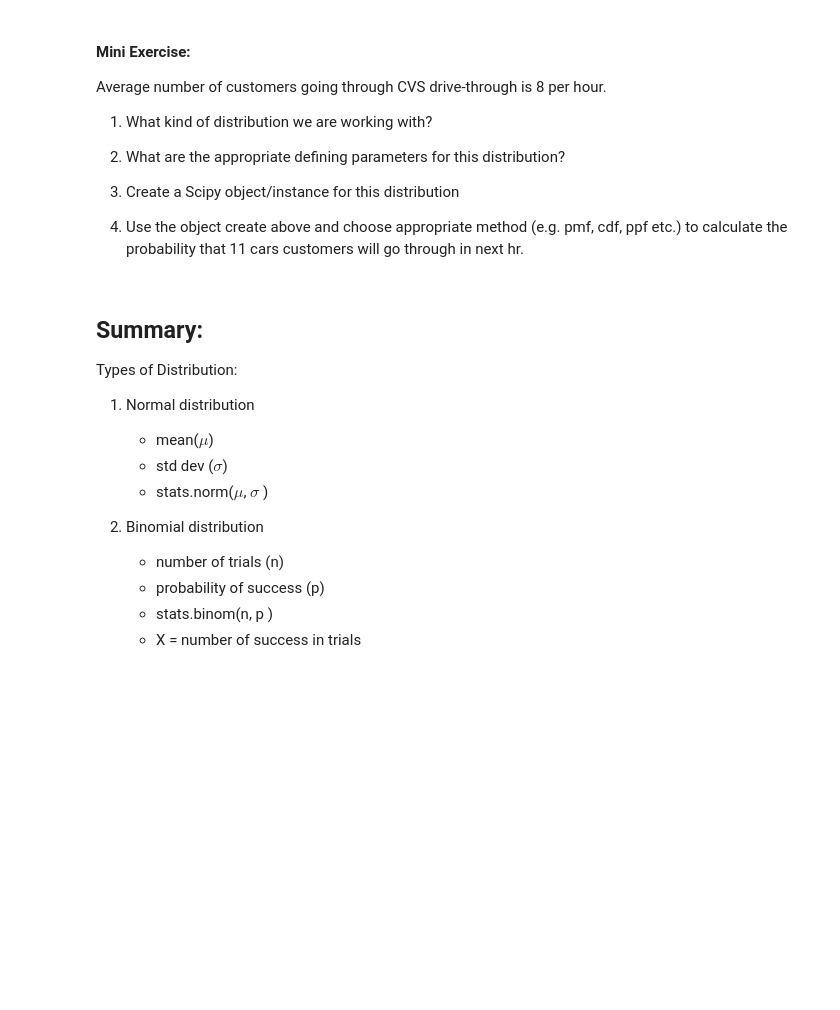
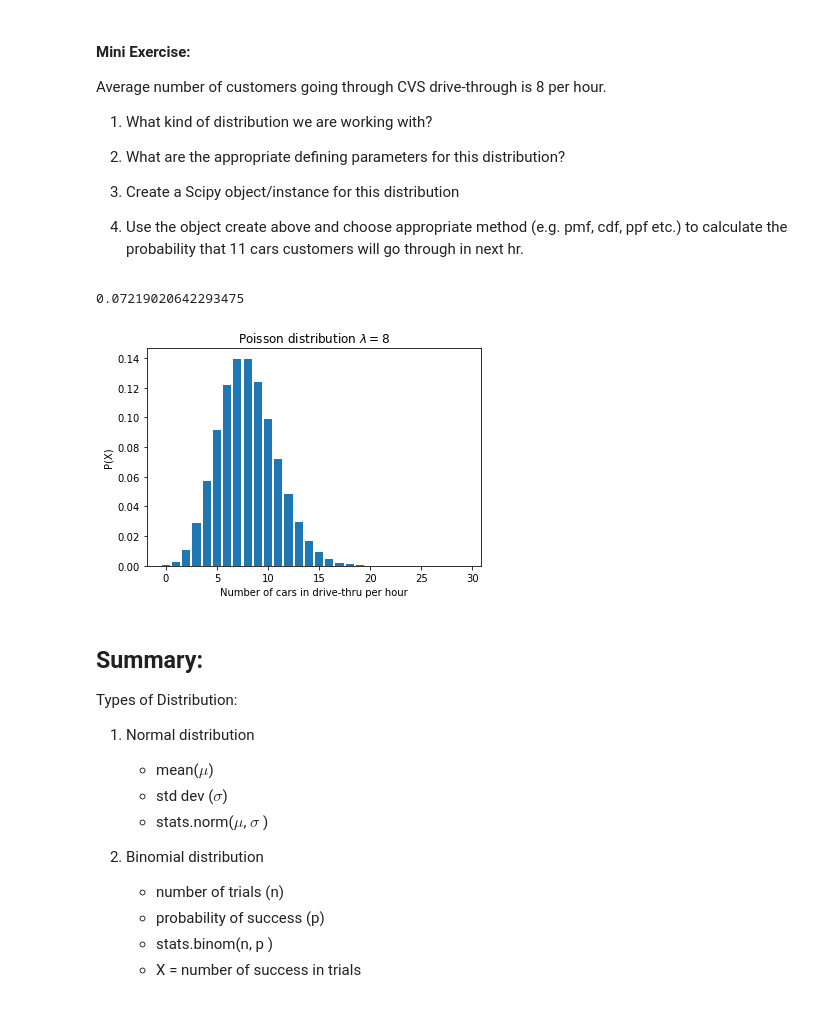
Before and after one commit to CodeupClassroom/hopper-statistics-exercises, a Jupyter notebook: probability_distributions_lesson.ipynb, the cells around one changed output. Drawn from its saved outputs; the diff is of its cells as text; code cells hidden in the pictures; blank space fills up the shorter version.

```diff
--- a/probability_distributions_lesson.ipynb
+++ b/probability_distributions_lesson.ipynb
@@ -373,6 +502,22 @@ Average number of customers going through CVS drive-through is 8 per hour.
 
 
 4. Use the object create above and choose appropriate method (e.g. pmf, cdf, ppf etc.) to calculate the probability that 11 cars customers will go through in next hr.
+# %%
+λ = 8 # per hour
+
+stats.poisson(λ).pmf(11)
+# %% [output]
+0.07219020642293475
+# %%
+x = np.arange(0,30)
+y = stats.poisson(λ).pmf(x)
+
+plt.bar(x,y)
+plt.xlabel('Number of cars in drive-thru per hour')
+plt.ylabel('P(X)')
+plt.title('Poisson distribution $λ = 8$');
+# %% [output]
+[figure, added]
 # %% [markdown]
 ## Summary:
 
```
Also changed, not shown: parts of 33 cells of this notebook.
